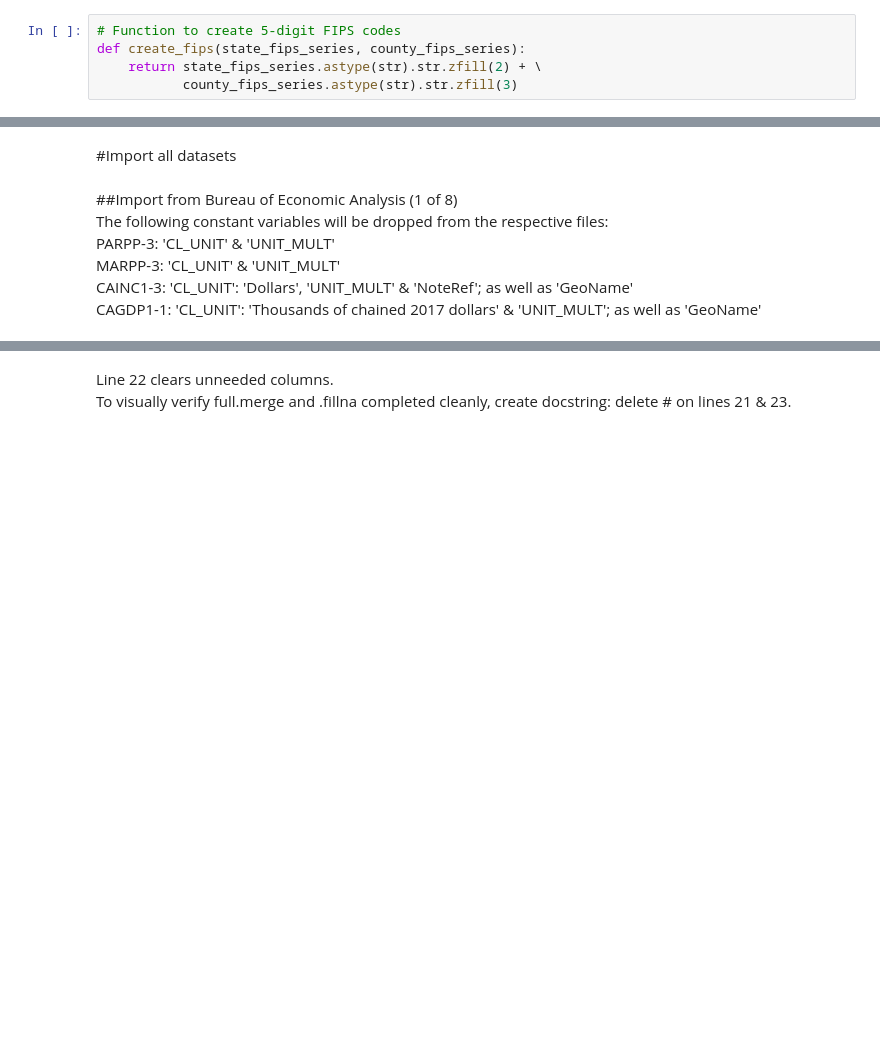
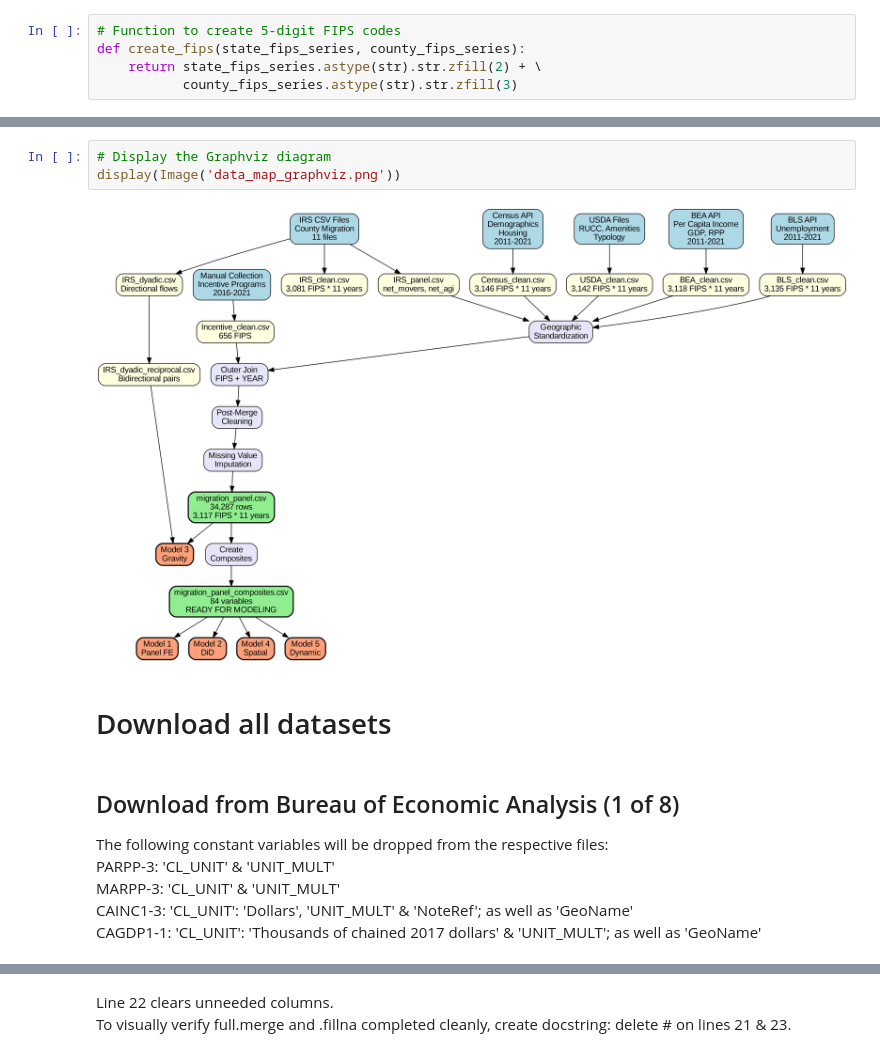
Before and after one commit to J-Nobull/ANNvsCNN, a Jupyter notebook: Migration_Capstone.ipynb, the cells around one changed output, grey strips where cells are left out. Drawn from its saved outputs; the diff is of its cells as text; blank space fills up the shorter version.

```diff
--- a/Migration_Capstone.ipynb
+++ b/Migration_Capstone.ipynb
@@ -61,8 +203,13 @@ def create_fips(state_fips_series, county_fips_series):
+# %%
+# Display the Graphviz diagram
+display(Image('data_map_graphviz.png'))
+# %% [output]
+[figure, added]
 # %% [markdown]
-#Import all datasets
+# Download all datasets
 # %% [markdown]
 
-##Import from Bureau of Economic Analysis (1 of 8)
+## Download from Bureau of Economic Analysis (1 of 8)
 The following constant variables will be dropped from the respective files:
 PARPP-3: 'CL_UNIT' & 'UNIT_MULT'
 MARPP-3: 'CL_UNIT' & 'UNIT_MULT'
```
Also changed, not shown: parts of 187 cells of this notebook.
